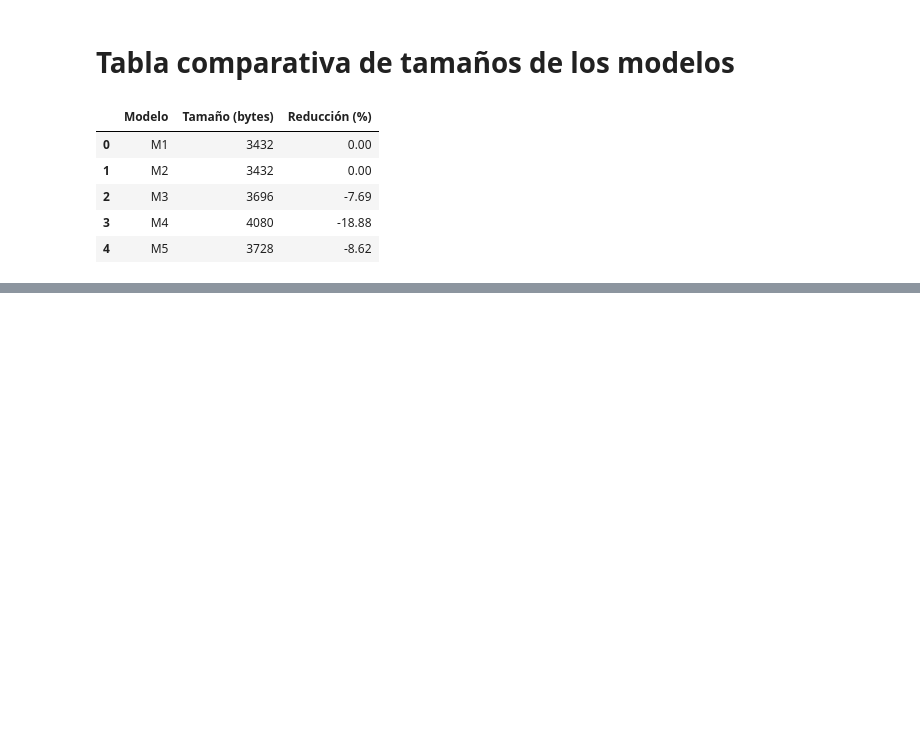
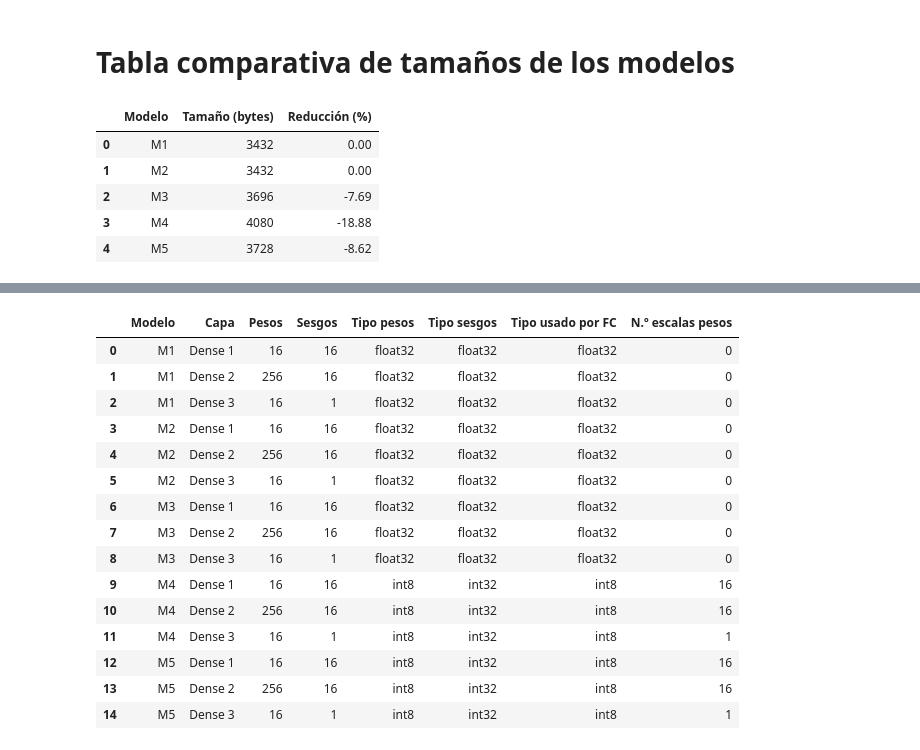
Before and after one commit to Jrgels/TinyML2, a Jupyter notebook: notebooks/Proyecto_1.ipynb, the cells around one changed output, grey strips where cells are left out. Saved outputs shown, nothing was run; the diff lists cells and outputs as text; code cells hidden in the pictures; blank space fills up the shorter version.

```diff
--- a/notebooks/Proyecto_1.ipynb
+++ b/notebooks/Proyecto_1.ipynb
@@ -817,0 +903,81 @@ display(df_tamanos)
+# %%
+import numpy as np
+import pandas as pd
+import tensorflow as tf
+
+filas_parametros = []
+
+for nombre, archivo in modelos.items():
+
+    lite = tf.lite.Interpreter(
+        model_path=str(archivo),
+        experimental_preserve_all_tensors=True
+    )
+    lite.allocate_tensors()
+
+    tensores = {
+        t["index"]: t
+        for t in lite.get_tensor_details()
+    }
+
+    operadores = lite._get_ops_details()
+
+    # Identificar qué operador produce cada tensor
+    productores = {
+        int(idx): op
+        for op in operadores
+        for idx in op["outputs"]
+        if idx >= 0
+    }
+
+    # Rastrear el tensor original antes de DEQUANTIZE
+    def tensor_almacenado(idx):
+        idx = int(idx)
+
+        while idx in productores:
+            op = productores[idx]
+
+            if op["op_name"] != "DEQUANTIZE":
+                break
+
+            idx = int(op["inputs"][0])
+
+        return tensores[idx]
+
+    capas = [
+        op for op in operadores
+        if op["op_name"] == "FULLY_CONNECTED"
+    ]
+
+    for numero, op in enumerate(capas, start=1):
+
+        # FULLY_CONNECTED recibe:
+        # [activaciones, pesos, sesgos]
+        idx_pesos = int(op["inputs"][1])
+        idx_sesgos = int(op["inputs"][2])
+
+        pesos = tensor_almacenado(idx_pesos)
+        sesgos = tensor_almacenado(idx_sesgos)
+
+        # Tipo de dato utilizado por el operador
+        tipo_operacion = tensores[idx_pesos]["dtype"].__name__
+
+        # Parámetros de cuantización
+        q_pesos = pesos["quantization_parameters"]
+        escalas = q_pesos["scales"]
+
+        filas_parametros.append({
+            "Modelo": nombre,
+            "Capa": f"Dense {numero}",
+            "Pesos": int(np.prod(pesos["shape"])),
+            "Sesgos": int(np.prod(sesgos["shape"])),
+            "Tipo pesos": pesos["dtype"].__name__,
+            "Tipo sesgos": sesgos["dtype"].__name__,
+            "Tipo usado por FC": tipo_operacion,
+            "N.º escalas pesos": len(escalas)
+        })
+
+df_parametros = pd.DataFrame(filas_parametros)
+
+display(df_parametros)
+# %% [output]
@@ -817,0 +988,16 @@ display(df_tamanos)
+|  | Modelo | Capa | Pesos | Sesgos | Tipo pesos | Tipo sesgos | Tipo usado por FC | N.º escalas pesos |
+| 0 | M1 | Dense 1 | 16 | 16 | float32 | float32 | float32 | 0 |
+| 1 | M1 | Dense 2 | 256 | 16 | float32 | float32 | float32 | 0 |
+| 2 | M1 | Dense 3 | 16 | 1 | float32 | float32 | float32 | 0 |
+| 3 | M2 | Dense 1 | 16 | 16 | float32 | float32 | float32 | 0 |
+| 4 | M2 | Dense 2 | 256 | 16 | float32 | float32 | float32 | 0 |
+| 5 | M2 | Dense 3 | 16 | 1 | float32 | float32 | float32 | 0 |
+| 6 | M3 | Dense 1 | 16 | 16 | float32 | float32 | float32 | 0 |
+| 7 | M3 | Dense 2 | 256 | 16 | float32 | float32 | float32 | 0 |
+| 8 | M3 | Dense 3 | 16 | 1 | float32 | float32 | float32 | 0 |
+| 9 | M4 | Dense 1 | 16 | 16 | int8 | int32 | int8 | 16 |
+| 10 | M4 | Dense 2 | 256 | 16 | int8 | int32 | int8 | 16 |
+| 11 | M4 | Dense 3 | 16 | 1 | int8 | int32 | int8 | 1 |
+| 12 | M5 | Dense 1 | 16 | 16 | int8 | int32 | int8 | 16 |
+| 13 | M5 | Dense 2 | 256 | 16 | int8 | int32 | int8 | 16 |
+| 14 | M5 | Dense 3 | 16 | 1 | int8 | int32 | int8 | 1 |
```
Also changed, not shown: parts of 14 cells of this notebook, 6 other files.
